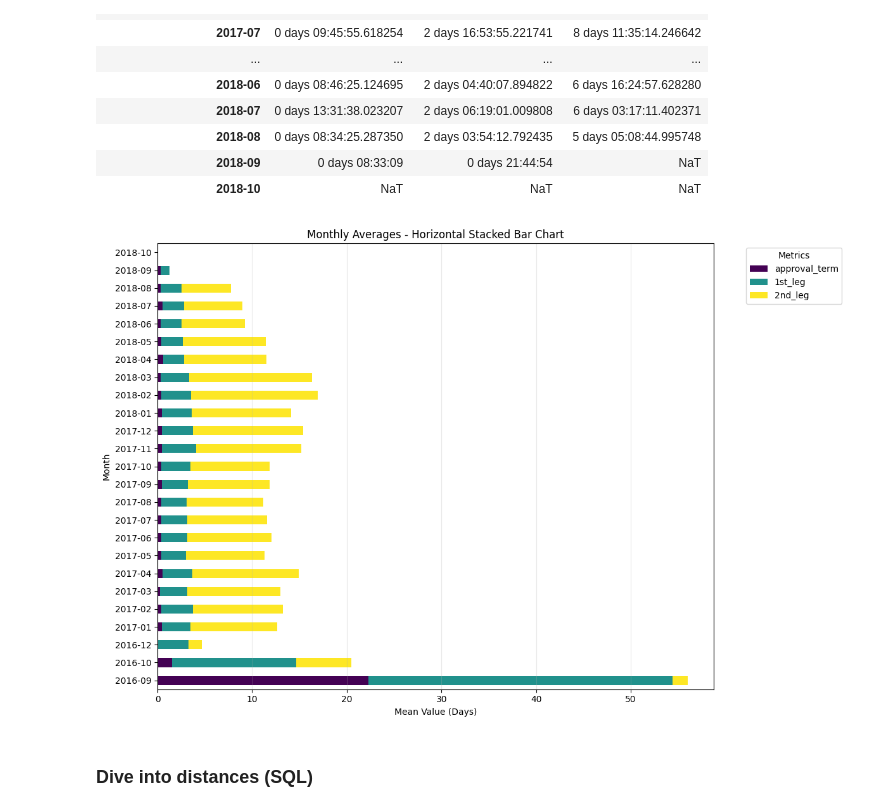
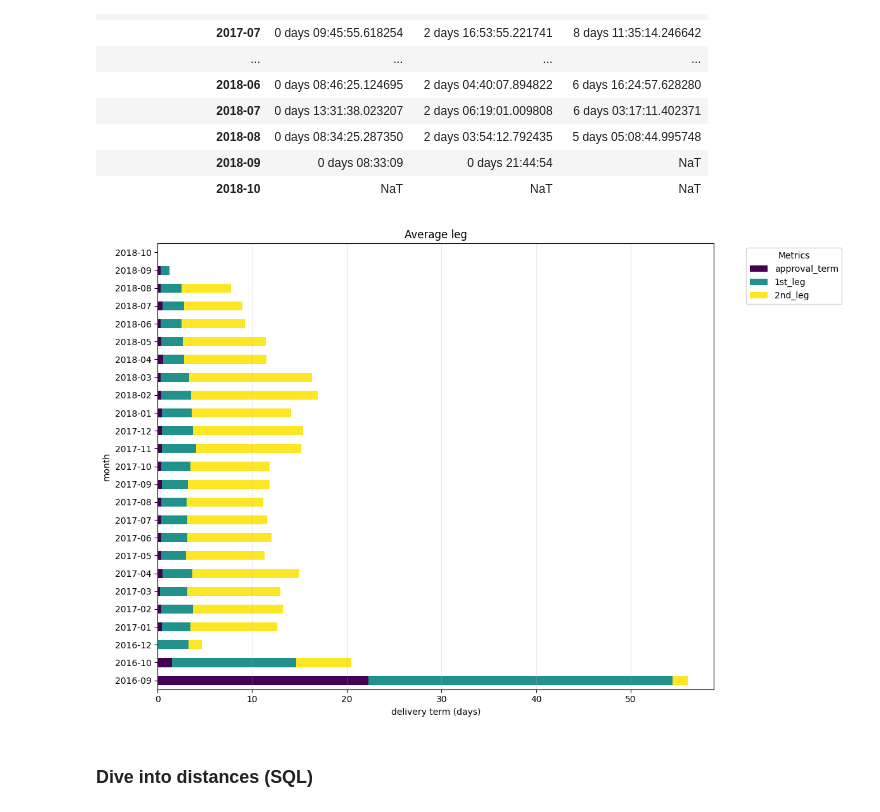
Before and after one commit to YehorI/test_task_2, a Jupyter notebook: test.ipynb, the cells around one changed output. Cells and saved outputs as stored; diff of their text form; code cells hidden in the pictures.

```diff
--- a/test.ipynb
+++ b/test.ipynb
@@ -529,37 +529,37 @@ def convert_timedelta_to_days(df, columns):
         df[col] = df[col].dt.total_seconds() / (24 * 3600)
     return df
 
 result = df.groupby(pd.to_datetime(df['order_purchase_timestamp']).dt.to_period('M')).agg(
     {
         'approval_term': 'mean',
         '1st_leg': 'mean',
         '2nd_leg': 'mean',
     }
 )
 
 result = convert_timedelta_to_days(result, ['approval_term', '1st_leg', '2nd_leg'])
 
 result.index = result.index.astype(str)
 
 fig, ax = plt.subplots(figsize=(12, 8))
 
 result.plot(
     kind='barh',
     stacked=True,
     ax=ax,
     colormap='viridis'
 )
 
-ax.set_xlabel('Mean Value (Days)')
-ax.set_ylabel('Month')
-ax.set_title('Monthly Averages - Horizontal Stacked Bar Chart')
+ax.set_xlabel('delivery term (days)')
+ax.set_ylabel('month')
+ax.set_title('Average leg')
 ax.legend(title='Metrics', bbox_to_anchor=(1.05, 1), loc='upper left')
 ax.grid(axis='x', alpha=0.3)
 
 plt.tight_layout()
 plt.show()
 # %% [output]
-[figure, old version]
+[figure, new version]
 # %% [markdown]
 ### Dive into distances (SQL)
 # %%
```
